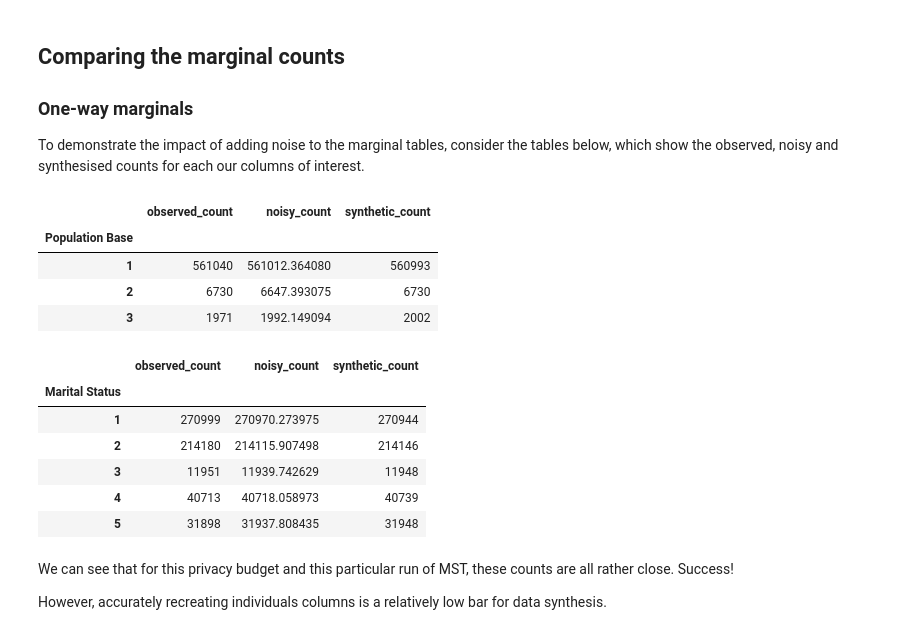
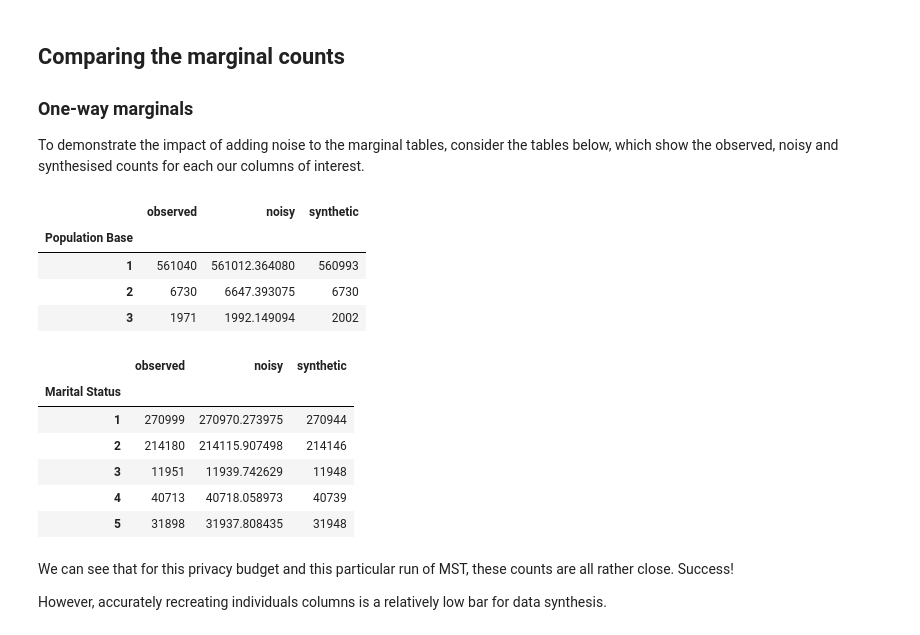
Before and after one commit to datasciencecampus/mst-demo, a Jupyter notebook: main.ipynb, the cells around one changed output. Saved outputs shown, nothing was run; the diff lists cells and outputs as text; code cells hidden in the pictures.

```diff
--- a/main.ipynb
+++ b/main.ipynb
@@ -35,7 +47,9 @@ def encode_data(data):
     """Use an ordinal encoder to convert categorical data."""
 
     encoder = OrdinalEncoder().fit(data)
-    data = pd.DataFrame(encoder.transform(data).astype(int), columns=data.columns)
+    data = pd.DataFrame(
+        encoder.transform(data).astype(int), columns=data.columns
+    )
 
     return data, encoder
 
@@ -187,12 +245,12 @@ These columns are heavily unbalanced in the data with 98% of individuals being u
 and 85% of individuals either being single or in a legally binding relationship, i.e., married or in a registered same-sex civil partnership:
 # %%
 def side_by_side(*dfs):
-    html = '<div style="display:flex; justify-content:center">'
+    html = '<div style="display:flex; align:centre; width:100%">'
     for df in dfs:
-        html += '<div style="margin-right: 4em">'
+        html += '<div style="margin-right: 4em; width:100%">'
         html += df.to_html()
-        html += '</div>'
-    html += '</div>'
+        html += "</div>"
+    html += "</div>"
     display(HTML(html))
 # %%
 tables = []
@@ -320,7 +378,7 @@ def get_noisy_one_way(log1, col):
     noisy = (
         pd.DataFrame(
             {
-                "noisy_count": next(
+                "noisy": next(
                     counts for _, counts, _, clique in log1 if clique == (col,)
                 )
             }
@@ -336,14 +394,16 @@ def compare_one_ways(data, log1, synth, col):
     """Get a table comparing all the various one-way tables."""
 
     original = data.pipe(calculate_marginal_table, col).rename(
-        {"count": "observed_count"}, axis=1
+        {"count": "observed"}, axis=1
     )
     noisy = get_noisy_one_way(log1, col)
     synthetic = synth.df.pipe(calculate_marginal_table, col).rename(
-        {"count": "synthetic_count"}, axis=1
+        {"count": "synthetic"}, axis=1
     )
 
-    comparison = original.merge(noisy, on=col).merge(synthetic, on=col).set_index(col)
+    comparison = (
+        original.merge(noisy, on=col).merge(synthetic, on=col).set_index(col)
+    )
     comparison.index += 1
 
     return comparison
@@ -352,15 +412,12 @@ def compare_one_ways(data, log1, synth, col):
 def plot_one_way_comparison(data, log1, synth, col):
     """Make a faceted bar plot of the various one-way counts."""
 
-    table = (
-        compare_one_ways(data, log1, synth, col)
-        .unstack()
-        .reset_index()
-        .replace("_count", "", regex=True)
-    )
+    table = compare_one_ways(data, log1, synth, col).unstack().reset_index()
     table.columns = ["Origin", col, "Count"]
 
-    grid = sbn.FacetGrid(table, col=col, hue="Origin", palette="crest", sharey=False)
+    grid = sbn.FacetGrid(
+        table, col=col, hue="Origin", palette="crest", sharey=False
+    )
     grid.map(sbn.barplot, "Origin", "Count", order=table["Origin"].unique())
     grid.set(xlabel="")
 
@@ -377,8 +434,8 @@ def plot_one_way_comparison(data, log1, synth, col):
             ax.annotate(
                 f"{value:,}",
                 (p.get_x() + p.get_width() / 2.0, p.get_height()),
-                ha="center",
-                va="center",
+                ha="centre",
+                va="centre",
                 xytext=(0, -10),
                 textcoords="offset points",
                 fontsize="small",
@@ -395,14 +452,17 @@ def plot_one_way_comparison(data, log1, synth, col):
 To demonstrate the impact of adding noise to the marginal tables, consider the tables below,
 which show the observed, noisy and synthesised counts for each our columns of interest.
 # %%
-side_by_side(compare_one_ways(data, log1, synth, a), compare_one_ways(data, log1, synth, b))
+side_by_side(
+    compare_one_ways(data, log1, synth, a),
+    compare_one_ways(data, log1, synth, b),
+)
 # %% [output]
-|  | observed_count | noisy_count | synthetic_count |
+|  | observed | noisy | synthetic |
 | Population Base |  |  |  |
 | 1 | 561040 | 561012.364080 | 560993 |
 | 2 | 6730 | 6647.393075 | 6730 |
 | 3 | 1971 | 1992.149094 | 2002 |
-|  | observed_count | noisy_count | synthetic_count |
+|  | observed | noisy | synthetic |
 | Marital Status |  |  |  |
 | 1 | 270999 | 270970.273975 | 270944 |
 | 2 | 214180 | 214115.907498 | 214146 |
```
Also changed, not shown: parts of 18 cells of this notebook.
